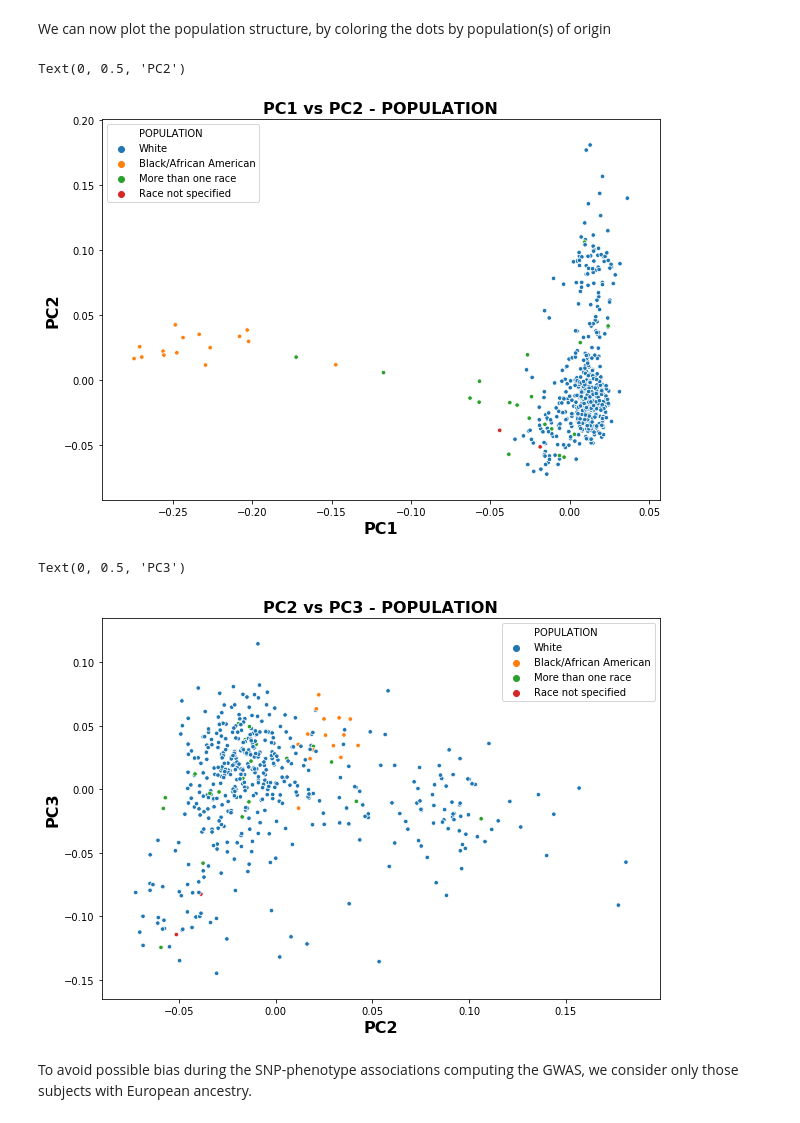
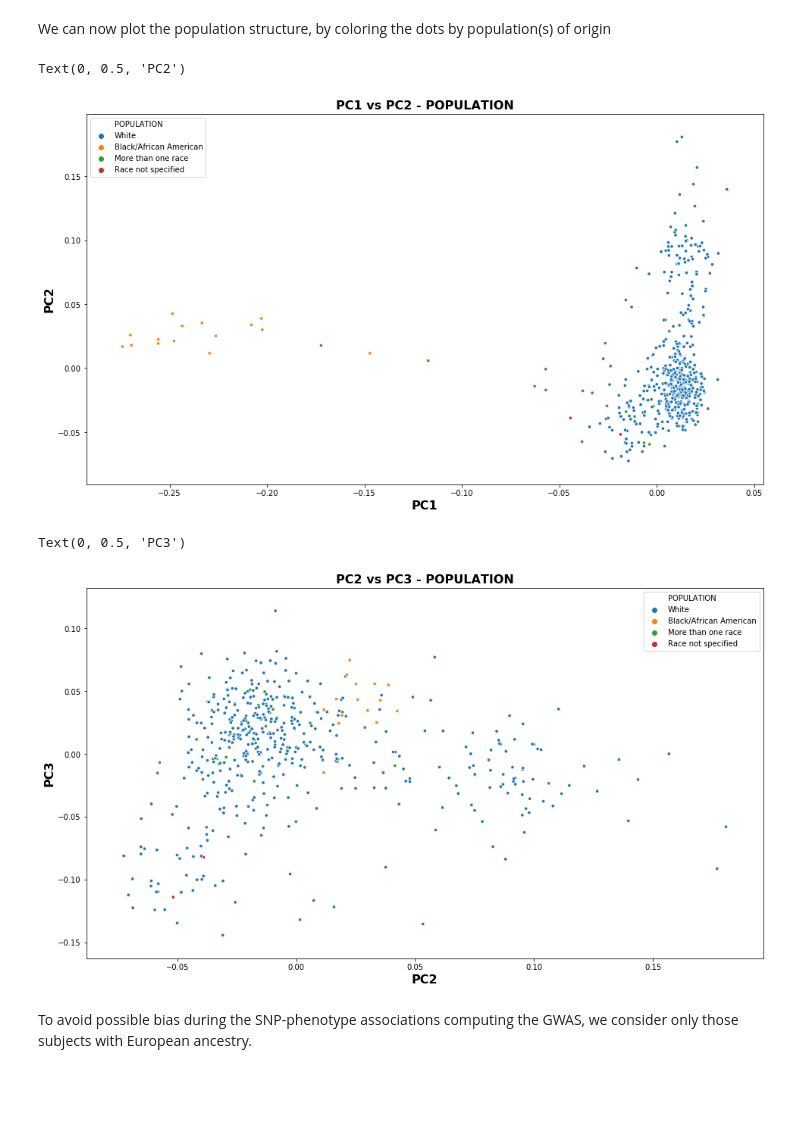
Before and after one commit to InfOmics/MUVIG, a Jupyter notebook: src/1-Preprocessing/2-QC_PCA.ipynb, the cells around one changed output. Cells and saved outputs as stored; diff of their text form; code cells hidden in the pictures; blank space fills up the shorter version.

```diff
--- a/src/1-Preprocessing/2-QC_PCA.ipynb
+++ b/src/1-Preprocessing/2-QC_PCA.ipynb
@@ -372,23 +388,23 @@ ppmi_pca.head(n=20)
 # %% [markdown]
 We can now plot the population structure, by coloring the dots by population(s) of origin
 # %%
-plt.figure(figsize=(10,7))
+plt.figure(figsize=(16,9))
 sns.scatterplot(x='PC1', y='PC2', hue='POPULATION', data=ppmi_pca, s=20)
 plt.title('PC1 vs PC2 - POPULATION', fontsize=16, fontweight="bold")
 plt.xlabel('PC1', fontweight="bold", fontsize=16)
 plt.ylabel('PC2', fontweight="bold", fontsize=16)
 # %% [output]
 Text(0, 0.5, 'PC2')
-[figure, old version]
+[figure, new version]
 # %%
-plt.figure(figsize=(10,7))
+plt.figure(figsize=(16,9))
 sns.scatterplot(x='PC2', y='PC3', hue='POPULATION', data=ppmi_pca, s=20)
 plt.title('PC2 vs PC3 - POPULATION', fontsize=16, fontweight="bold")
 plt.xlabel('PC2', fontweight="bold", fontsize=16)
 plt.ylabel('PC3', fontweight="bold", fontsize=16)
 # %% [output]
 Text(0, 0.5, 'PC3')
-[figure, old version]
+[figure, new version]
 # %% [markdown]
 To avoid possible bias during the SNP-phenotype associations computing the GWAS, we consider only those subjects with European ancestry.
 # %%
```
Also changed, not shown: parts of 31 cells of this notebook, 15 other files.
